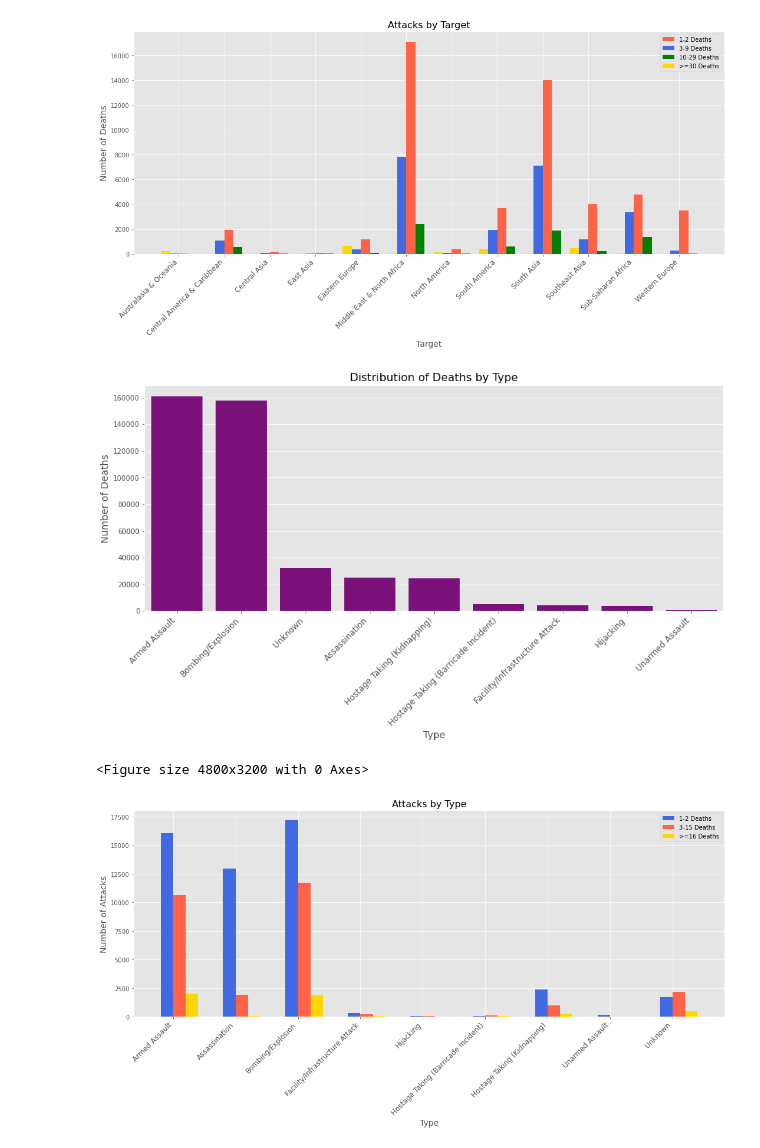
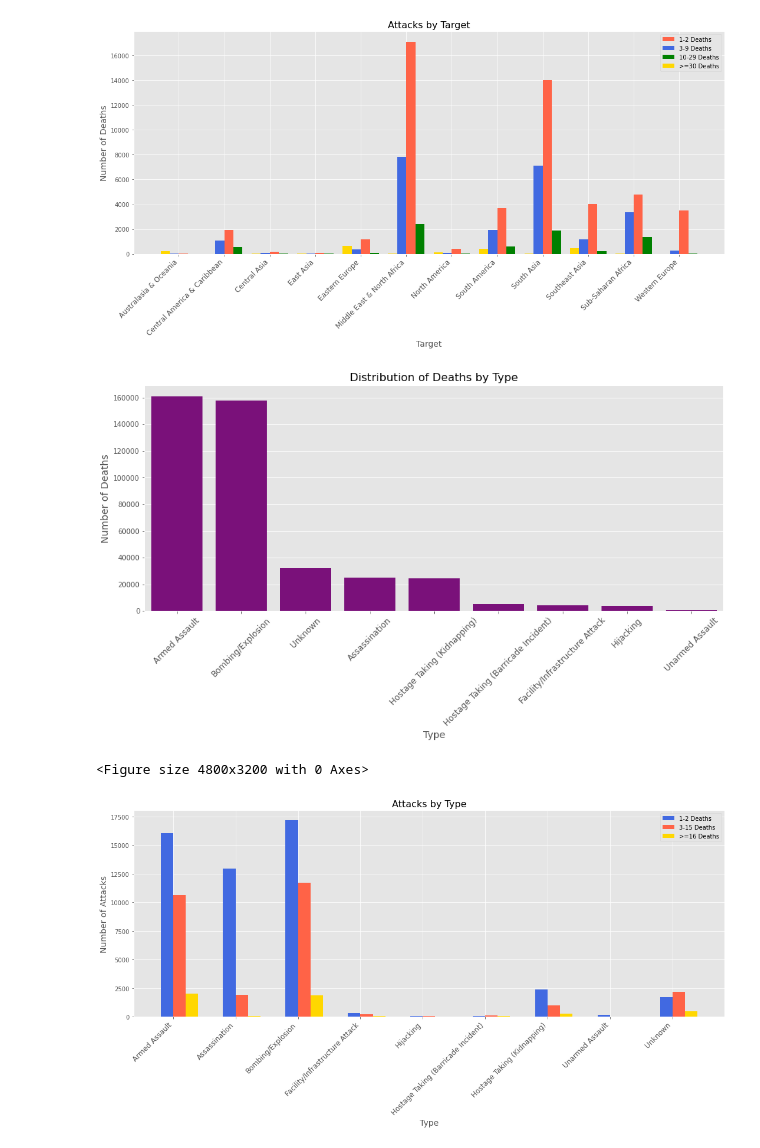
Before and after one commit to gverploeg/Terrorism_Capstone, a Jupyter notebook: notebooks/data_sort_pandas.ipynb, the cells around one changed output. Drawn from its saved outputs; the diff is of its cells as text; code cells hidden in the pictures.

```diff
--- a/notebooks/data_sort_pandas.ipynb
+++ b/notebooks/data_sort_pandas.ipynb
@@ -679,26 +680,26 @@ age_16 = terror[(terror['Fatalities'] >= 16)]
 # %%
 type_ = terror[terror['Fatalities'] >= 1].groupby('AttackType')['Fatalities'].sum().reset_index().sort_values('Fatalities', ascending=False)[:15]
 
 
 
 
 
 import seaborn as sns
 import numpy as np
 import matplotlib.pyplot as plt
 plt.style.use('ggplot')
 fig, ax = plt.subplots(1, figsize=(15,6))
 x = type_.iloc[:, 0]
 y = type_.iloc[:,1]
 # ax.bar(x, y, color='b')
 sns.barplot(x,y,color="darkmagenta")
-plt.xticks(rotation=45, fontsize=12, horizontalalignment='right')
+plt.xticks(rotation=45, fontsize=12, horizontalalignment='center')
 ax.set_xlabel("Type", fontsize=14)
 ax.set_ylabel("Number of Deaths", fontsize=14)
 ax.set_title("Distribution of Deaths by Type", fontsize=16)
 plt.figure(dpi=800);
 # %% [output]
-[figure, old version]
+[figure, new version]
 <Figure size 4800x3200 with 0 Axes>
 # %%
 type_1_2 = age_1__2.groupby('AttackType')['Event_ID'].count().to_frame().reset_index()
```
Also changed, not shown: parts of 3 cells of this notebook, 6 other files.
